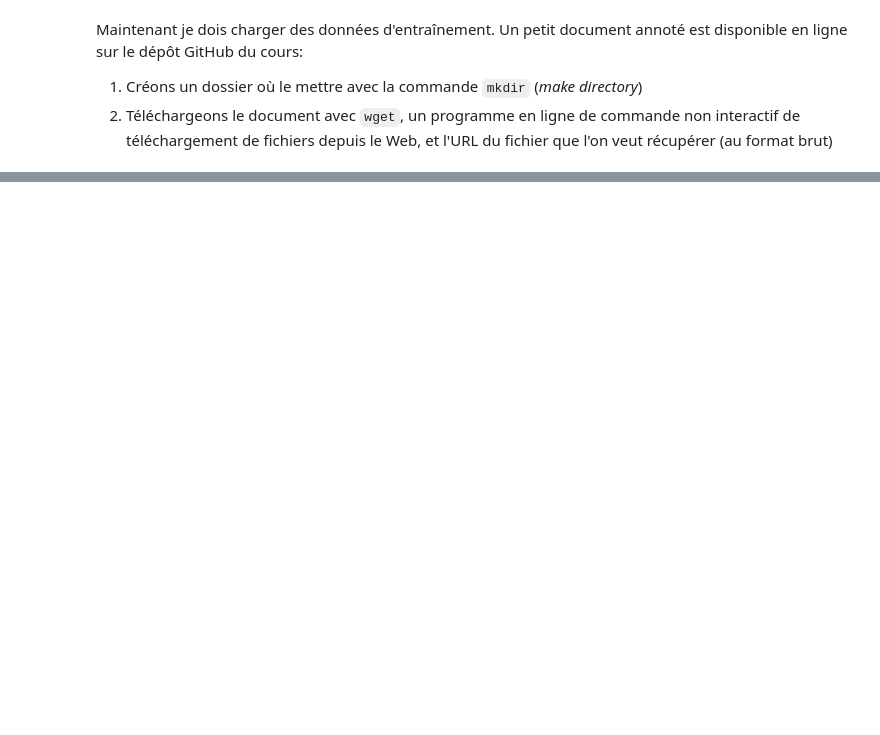
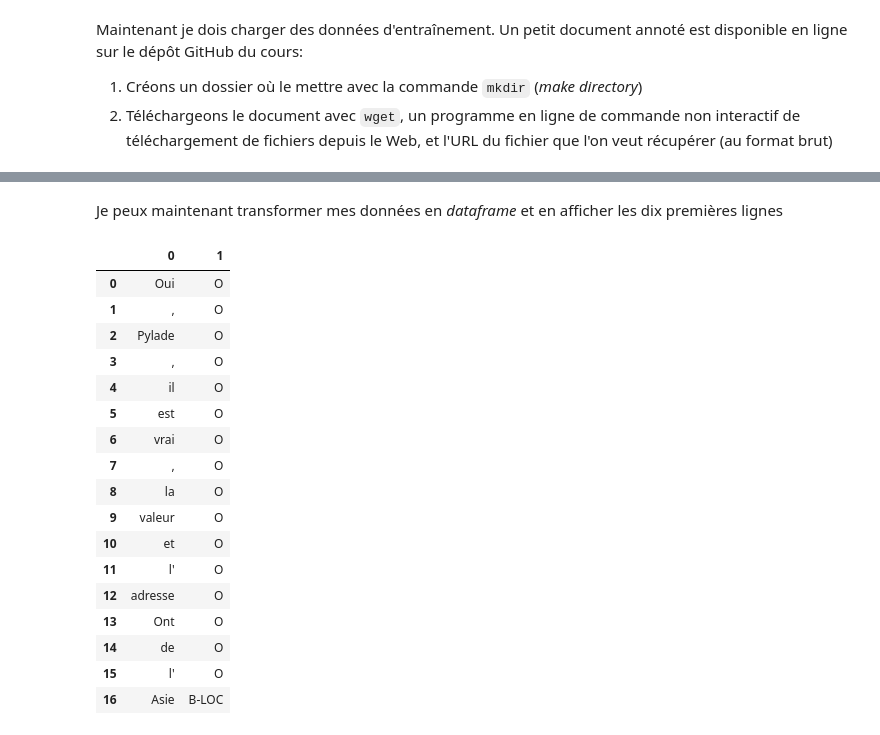
Before and after one commit to gabays/32M7131, a Jupyter notebook: Cours_08/Cours08.ipynb, the cells around one changed output, grey strips where cells are left out. Cells and saved outputs as stored; diff of their text form; code cells hidden in the pictures; blank space fills up the shorter version.

```diff
--- a/Cours_08/Cours08.ipynb
+++ b/Cours_08/Cours08.ipynb
@@ -39,0 +44,24 @@ BOYER_AGAMEMNON.txt 100%[===================>] 113.36K  --.-KB/s    in 0.003s
+# %% [markdown]
+Je peux maintenant transformer mes données en _dataframe_ et en afficher les dix premières lignes
+# %%
+df = pd.read_csv('/content/training_data/BOYER_AGAMEMNON.tsv', sep="\t", header=None)
+df.head(17)
+# %% [output]
+|  | 0 | 1 |
+| 0 | Oui | O |
+| 1 | , | O |
+| 2 | Pylade | O |
+| 3 | , | O |
+| 4 | il | O |
+| 5 | est | O |
+| 6 | vrai | O |
+| 7 | , | O |
+| 8 | la | O |
+| 9 | valeur | O |
+| 10 | et | O |
+| 11 | l' | O |
+| 12 | adresse | O |
+| 13 | Ont | O |
+| 14 | de | O |
+| 15 | l' | O |
+| 16 | Asie | B-LOC |
```
Also changed, not shown: parts of 17 cells of this notebook, 1 other file.
